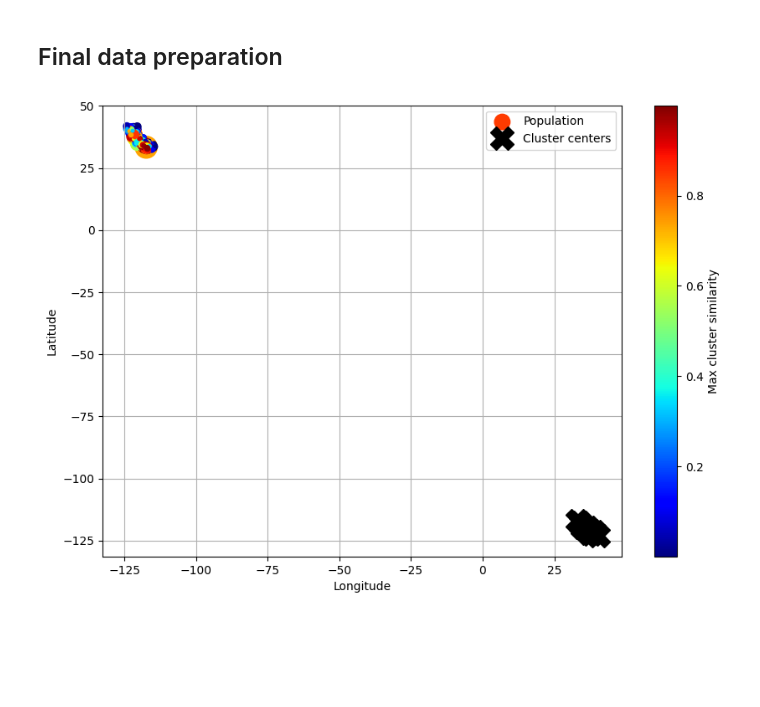
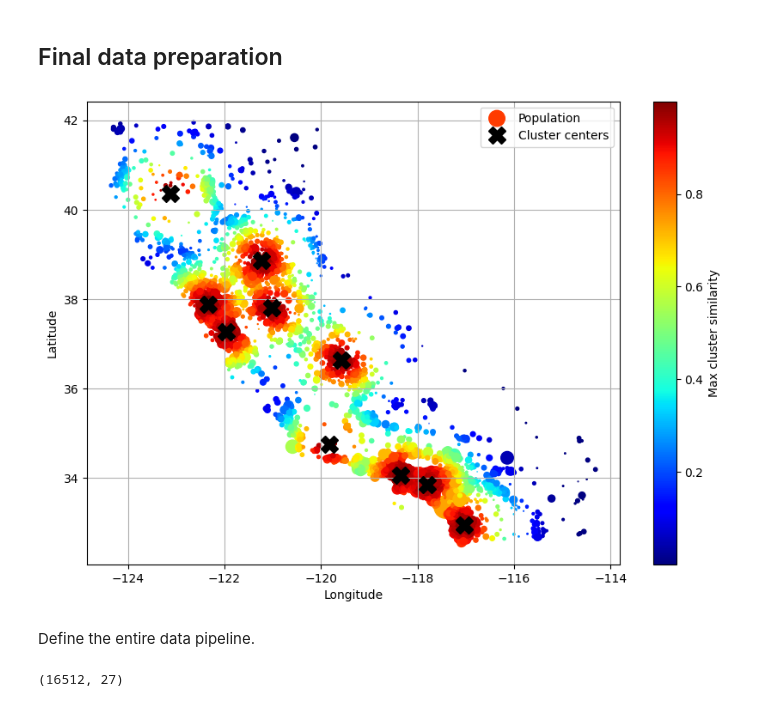
Before and after one commit to MrIsCM/Learning-Machine-Learning, a Jupyter notebook: 01_Housing.ipynb, the cells around one changed output. Saved outputs shown, nothing was run; the diff lists cells and outputs as text; code cells hidden in the pictures; blank space fills up the shorter version.

```diff
--- a/01_Housing.ipynb
+++ b/01_Housing.ipynb
@@ -414,24 +414,26 @@ class ClusterSimilarity(BaseEstimator, TransformerMixin):
         return [f"Cluster {i} similarity" for i in range(self.n_clusters)]
 # %%
 cluster_simil = ClusterSimilarity(n_clusters=10, gamma=1.0, random_state=42)
-similarities = cluster_simil.fit_transform(housing[['longitude', 'latitude']], sample_weight=housing_labels)
+similarities = cluster_simil.fit_transform(housing[['latitude', 'longitude']], sample_weight=housing_labels)
 # %%
 housing_renamed = housing.rename(columns={
     "latitude": "Latitude", "longitude": "Longitude",
     "population": "Population",
     "median_house_value": "Median house value (usd)"})
 housing_renamed["Max cluster similarity"] = similarities.max(axis=1)
 
 housing_renamed.plot(kind="scatter", x="Longitude", y="Latitude", grid=True,
                      s=housing_renamed["Population"] / 100, label="Population",
                      c="Max cluster similarity",
                      cmap="jet", colorbar=True,
                      legend=True, sharex=False, figsize=(10, 7))
 plt.plot(cluster_simil.kmeans_.cluster_centers_[:, 1],
          cluster_simil.kmeans_.cluster_centers_[:, 0],
-         linestyle="", color="black", marker="X", markersize=20,
+         linestyle="", color="black", marker="X", markersize=15,
          label="Cluster centers")
 plt.legend(loc="upper right")
 plt.show()
 # %% [output]
-[figure, old version]
+[figure, new version]
+# %% [markdown]
+Define the entire data pipeline.
@@ -437,0 +480,5 @@ plt.show()
+# %%
+housing_prepared = preprocessing.fit_transform(housing)
+housing_prepared.shape
+# %% [output]
+(16512, 27)
```
Also changed, not shown: parts of 18 cells of this notebook.
